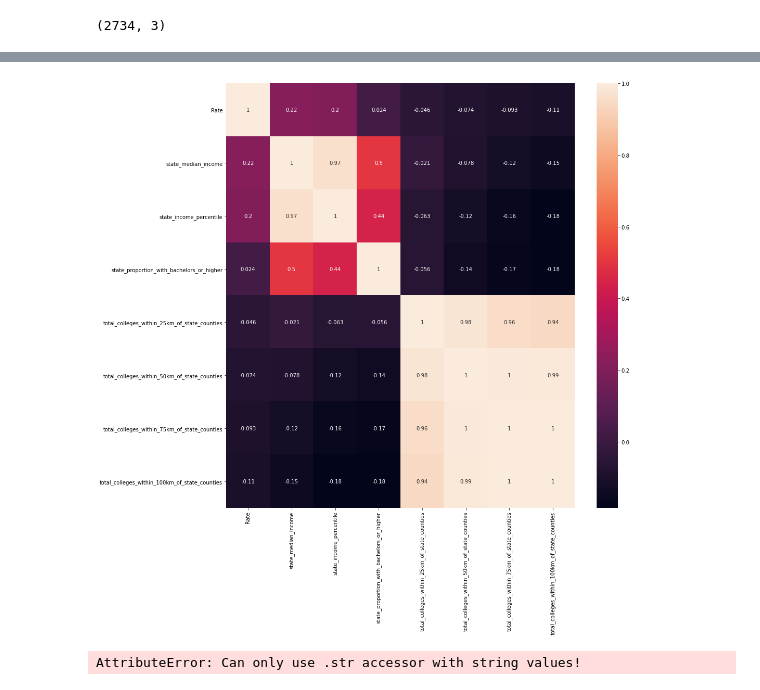
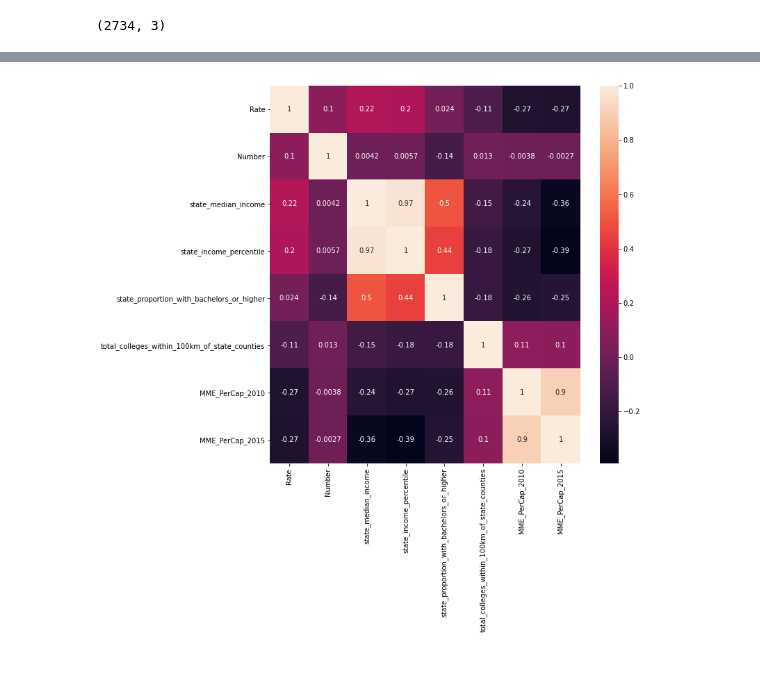
Before and after one commit to whh96/Opioid_DataDive, a Jupyter notebook: Opioid_DataDiveV2.ipynb, the cells around one changed output, grey strips where cells are left out. Drawn from its saved outputs; the diff is of its cells as text; code cells hidden in the pictures.

```diff
--- a/Opioid_DataDiveV2.ipynb
+++ b/Opioid_DataDiveV2.ipynb
@@ -253,6 +262,8 @@ df6.head()
 # %%
+# to merge df2 and df6 you need to convert state name to state code in df6 and rearange alphabetically
+df6.head()
 
-us_state_to_abbrev = {
+abbr = {
     "Alabama": "AL",
     "Alaska": "AK",
     "Arizona": "AZ",
@@ -312,5 +323,8 @@ us_state_to_abbrev = {
     "U.S. Virgin Islands": "VI",
 }
 
-# invert the dictionary
-abbrev_to_us_state = dict(map(reversed, us_state_to_abbrev.items()))
+by_state = df6[['key_0']]
+
+
+#Map a dictionary of abbreviations to the dataframe
+by_state['key_0'] = by_state['key_0'].map(abbr).fillna(by_state['key_0'])
@@ -318,0 +337,5 @@ abbrev_to_us_state = dict(map(reversed, us_state_to_abbrev.items()))
+# %%
+# df7 = pd.merge(df6, df2, on = df6.index)
+
+#by_state_sorted = by_state.sort_values('key_0', ascending=True)
+df6_1 = pd.merge(df6, by_state, on = df6.index)
@@ -318,0 +346,12 @@ abbrev_to_us_state = dict(map(reversed, us_state_to_abbrev.items()))
+# %%
+df6_sorted = df6_1.sort_values('key_0_y', ascending = True)
+df6_sorted_col = df6_sorted[['key_0_x',
+                     'key_0_y',
+                     'Rate',
+                     'Number',
+                     'region',
+                     'state_median_income',
+                     'state_income_percentile',
+                     'state_proportion_with_bachelors_or_higher',
+                     'total_colleges_within_100km_of_state_counties']]
+df6_sorted_col
@@ -318,0 +376,4 @@ abbrev_to_us_state = dict(map(reversed, us_state_to_abbrev.items()))
+# %%
+df7 = pd.merge(df6_sorted_col, df2, on = df2.index)
+df7 = df7.iloc[:,1:]
+list(df7)
@@ -319,10 +401,6 @@ abbrev_to_us_state = dict(map(reversed, us_state_to_abbrev.items()))
 # %%
 fig = plt.figure(figsize= (10,10))
-sns.heatmap(df6.corr(), annot=True)
+sns.heatmap(df7.corr(), annot=True)
 plt.show()
 # %% [output]
-[figure, old version]
+[figure, new version]
-# %%
-df6["Number"] = df6["Number"].str.replace(",","").astype(float)
-# %% [output]
-AttributeError: Can only use .str accessor with string values!
```
Also changed, not shown: parts of 52 cells of this notebook.
